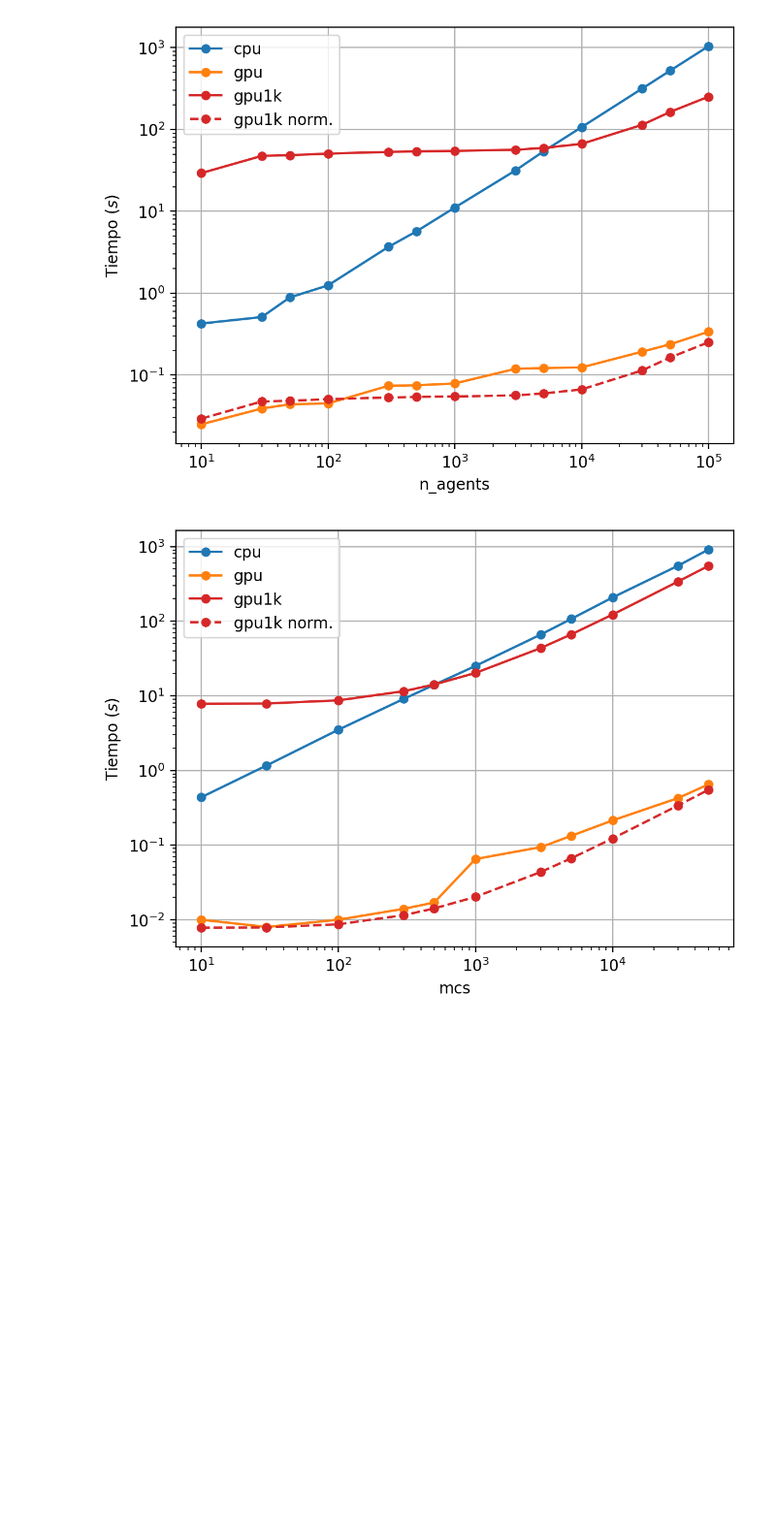
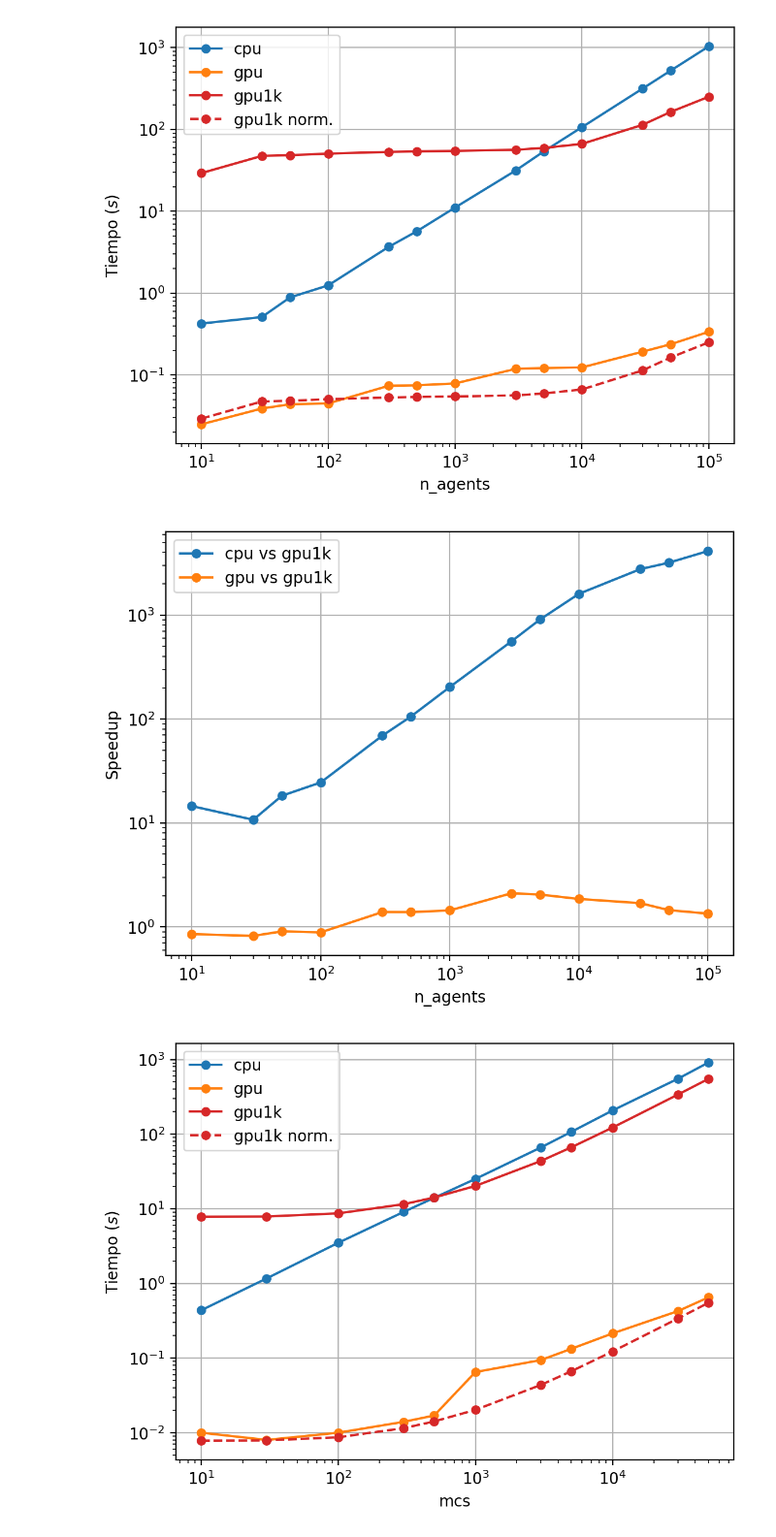
Before and after one commit to lautarogiordano/charlita-cuda, a Jupyter notebook: codigo/charlita_cuda_plots.ipynb, the cells around one changed output. Shown at 97% size. Cells and saved outputs as stored; diff of their text form; code cells hidden in the pictures; blank space fills up the shorter version.

```diff
--- a/codigo/charlita_cuda_plots.ipynb
+++ b/codigo/charlita_cuda_plots.ipynb
@@ -22,6 +22,20 @@ plt.legend()
 plt.grid()
 # %% [output]
 [figure]
+# %%
+size1k = size[:, 3]/1000
+fig = plt.figure(dpi=200)
+plt.plot(size[:, 0], size[:, 1]/size1k, label="cpu vs gpu1k", marker='o', markersize=5)
+plt.plot(size[:, 0], size[:, 2]/size1k, label="gpu vs gpu1k", marker='o', markersize=5)
+
+plt.xscale("log")
+plt.xlabel("n_agents")
+plt.yscale("log")
+plt.ylabel("Speedup")
+plt.legend()
+plt.grid()
+# %% [output]
+[figure, added]
 # %%
 fig = plt.figure(dpi=200)
 plt.plot(mcs[:, 0], mcs[:, 1], label="cpu", marker='o', markersize=5)
```
Also changed, not shown: parts of 1 cell of this notebook, 3 other files.
